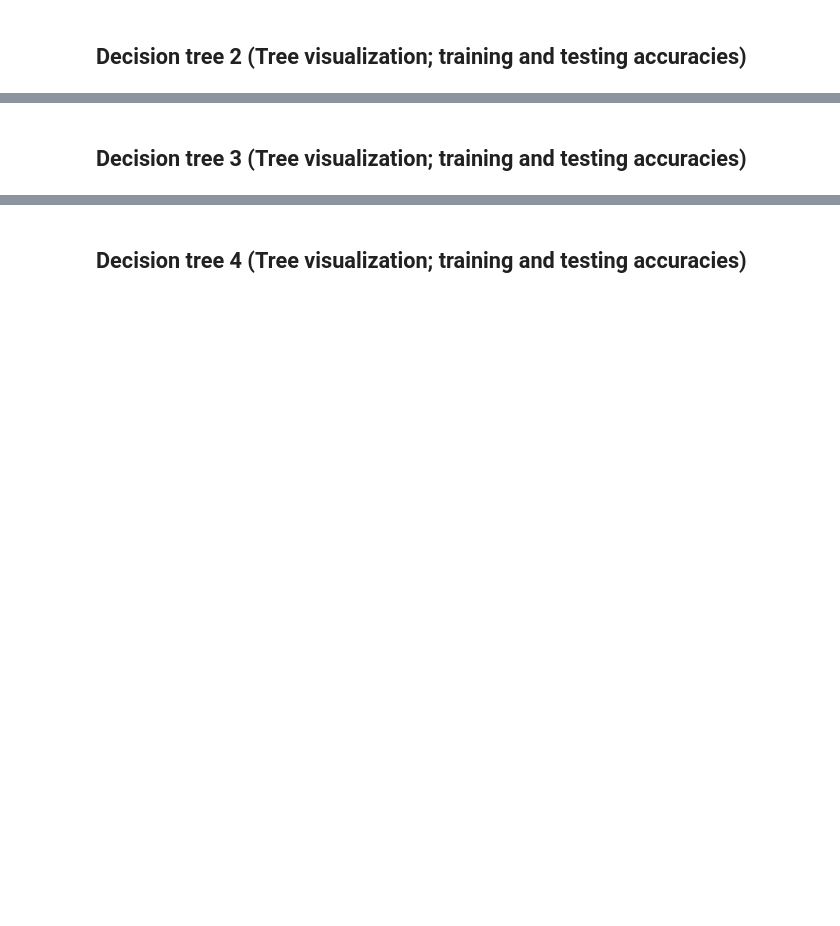
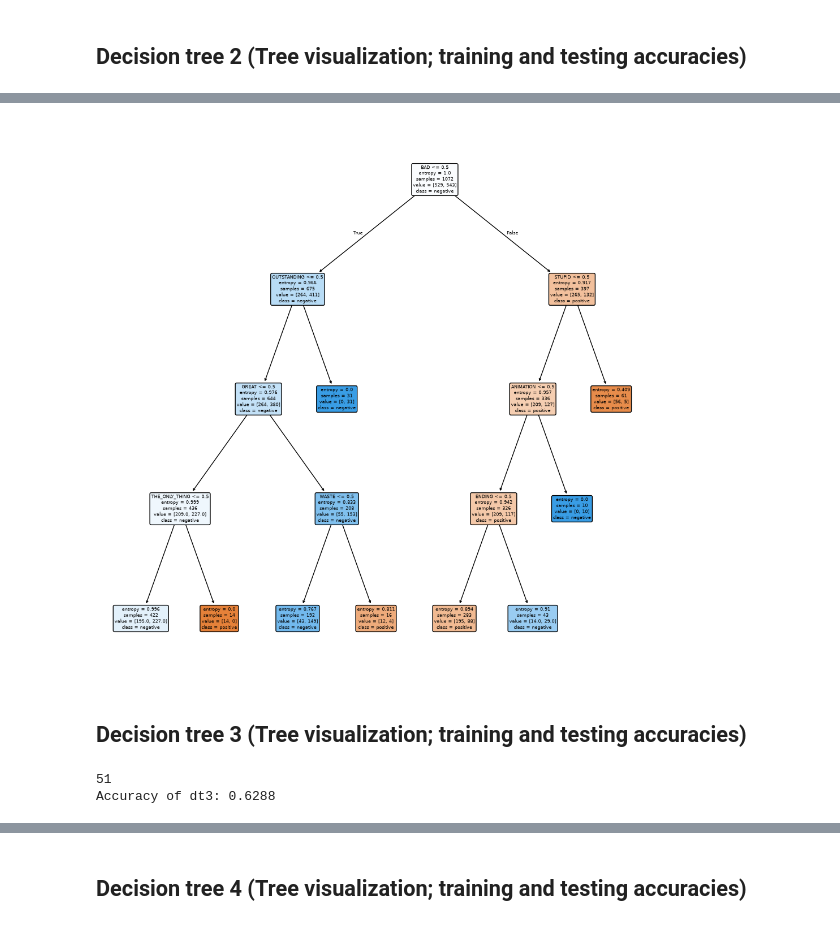
Before and after one commit to yxf9tv/comm4259-work, a Jupyter notebook: assignment_01/Assignment_01-Decision_Trees.ipynb, the cells around one changed output, grey strips where cells are left out. Cells and saved outputs as stored; diff of their text form; code cells hidden in the pictures; blank space fills up the shorter version.

```diff
--- a/assignment_01/Assignment_01-Decision_Trees.ipynb
+++ b/assignment_01/Assignment_01-Decision_Trees.ipynb
@@ -88,2 +206,15 @@ print(sklearn.__version__)
+# %%
+viz_tree_fig(dt2, fnames, cnames, figname="tree2.pdf", show=True)
+# %% [output]
+[figure, added]
 # %% [markdown]
 ## Decision tree 3 (Tree visualization; training and testing accuracies)
+# %%
+dt3 = DecisionTreeClassifier(max_depth=6, min_impurity_decrease=0.002, criterion="entropy", random_state=1)
+dt3.fit(X_train, y_train)
+print(dt3.tree_.node_count)
+dt3.accuracy = accuracy_score(y_test, dt3.predict(X_test))
+print(f"Accuracy of dt3: {dt3.accuracy:.4f}")
+# %% [output]
+51
+Accuracy of dt3: 0.6288
```
Also changed, not shown: parts of 18 cells of this notebook, 17 other files.
